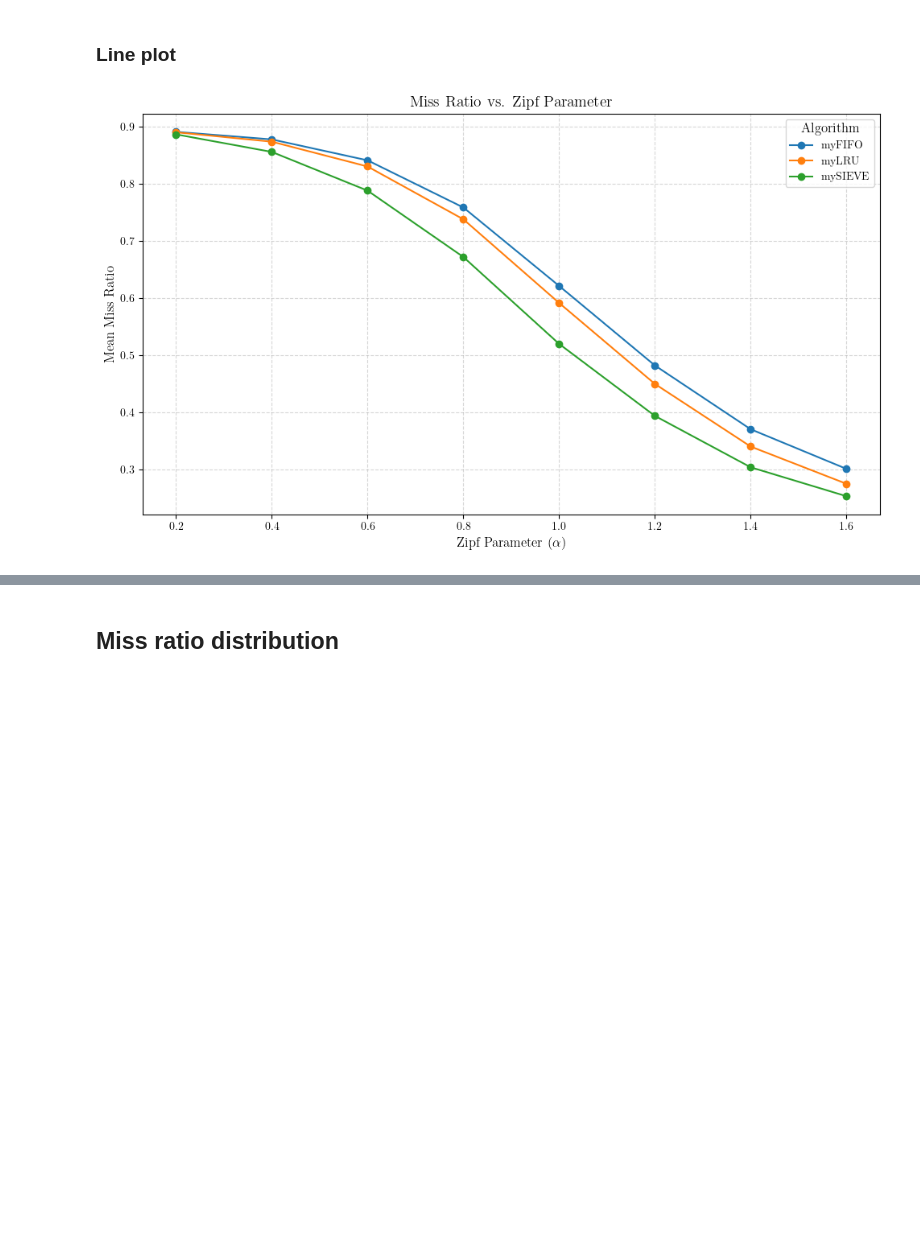
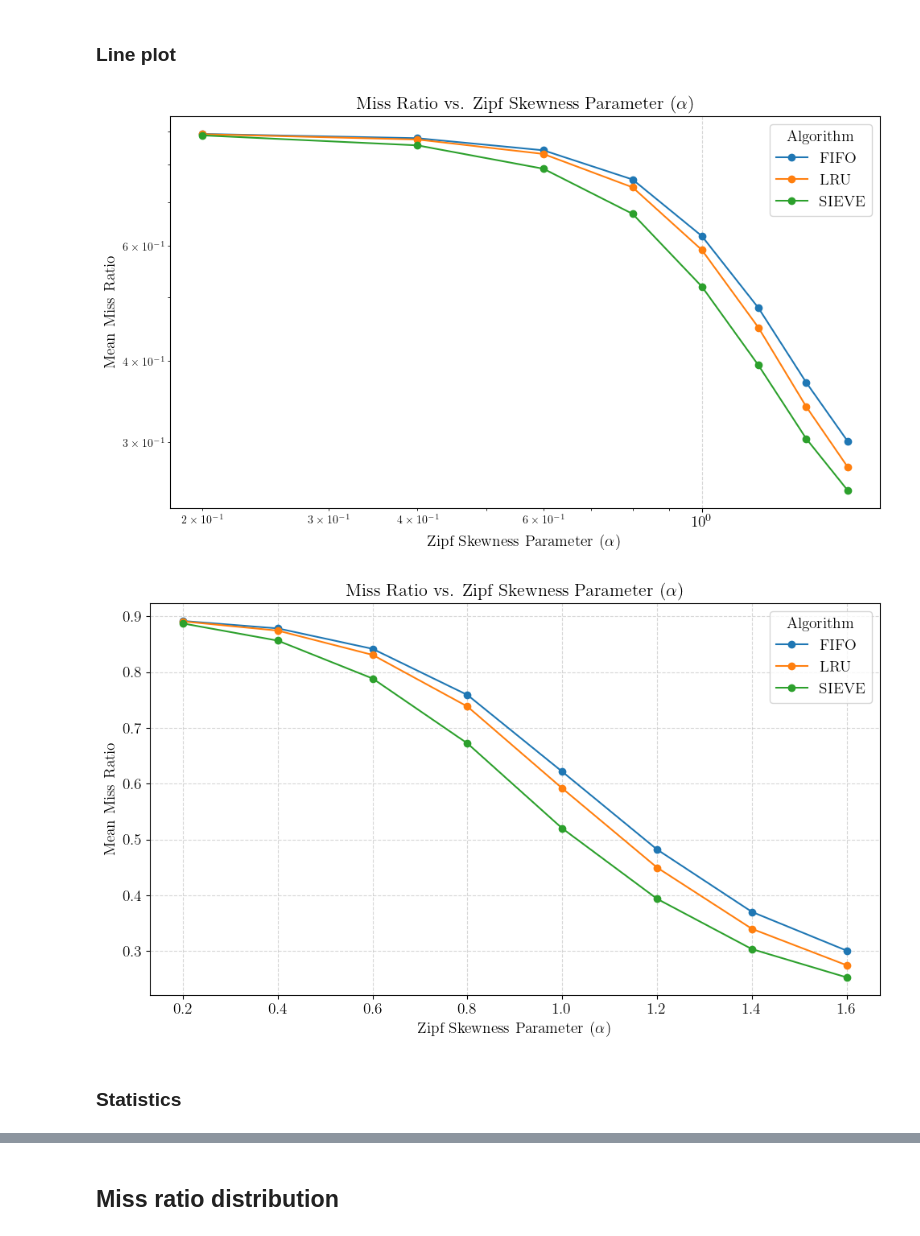
Before and after one commit to laustam/cache-eviction-thesis, a Jupyter notebook: code/scripts/results_visualisation.ipynb, the cells around one changed output, grey strips where cells are left out. Drawn from its saved outputs; the diff is of its cells as text; code cells hidden in the pictures; blank space fills up the shorter version.

```diff
--- a/code/scripts/results_visualisation.ipynb
+++ b/code/scripts/results_visualisation.ipynb
@@ -28,6 +28,23 @@ plt.rcParams.update({
     "savefig.format": "pdf"
 })
 
+AXIS_FONT_SIZE = 14
+TITLE_FONT_SIZE = 16
+TICKS_FONT_SIZE = 14
+LEGEND_FONT_SIZE = 14
+
+# Define consistent colors for algorithms - more appealing palette
+FIFO_COLOR = '#1f77b4'  # Professional blue
+LRU_COLOR = '#ff7f0e'   # Vibrant orange
+SIEVE_COLOR = '#2ca02c'  # Fresh green
+
+# Color mapping dictionary
+ALGORITHM_COLORS = {
+    'FIFO': FIFO_COLOR,
+    'LRU': LRU_COLOR,
+    'SIEVE': SIEVE_COLOR
+}
+
 # Load results_df from pickle file
 results_df = pd.read_pickle(f"{PROCESSED_DATA_DIR}/results_df.pkl")
 # %% [markdown]
@@ -110,20 +632,37 @@ plot_miss_ratio_vs_cache_size_no_error(agg_mean, scale='both', save_fig=False)
 # %% [markdown]
 ### Line plot
 # %%
-# Aggregate mean miss ratio by algorithm and alpha
-zipf_agg = results_df.groupby(['algorithm', 'alpha'])['miss_ratio'].mean().reset_index()
+def plot_miss_ratio_vs_alpha(save=False, title=True, log=False):
+    # Aggregate mean miss ratio by algorithm and alpha
+    zipf_agg = results_df.groupby(['algorithm', 'alpha'])['miss_ratio'].mean().reset_index()
 
-plt.figure(figsize=(10, 6))
-for algo in zipf_agg['algorithm'].unique():
-    df_algo = zipf_agg[zipf_agg['algorithm'] == algo]
-    plt.plot(df_algo['alpha'], df_algo['miss_ratio'], marker='o', label=algo)
+    plt.figure(figsize=(10, 6))
+    for algo in zipf_agg['algorithm'].unique():
+        df_algo = zipf_agg[zipf_agg['algorithm'] == algo]
+        plt.plot(df_algo['alpha'], df_algo['miss_ratio'],
+                marker='o', label=algo, color=ALGORITHM_COLORS.get(algo, 'black'))
 
-plt.xlabel(r'Zipf Parameter ($\alpha$)')
-plt.ylabel('Mean Miss Ratio')
-plt.title('Miss Ratio vs. Zipf Parameter')
-plt.legend(title='Algorithm')
-plt.grid(True, linestyle='--', alpha=0.5)
-plt.tight_layout()
-plt.show()
+    plt.xlabel(r'Zipf Skewness Parameter ($\alpha$)', fontsize=AXIS_FONT_SIZE)
+    plt.ylabel('Mean Miss Ratio', fontsize=AXIS_FONT_SIZE)
+    plt.xticks(fontsize=TICKS_FONT_SIZE)
+    plt.yticks(fontsize=TICKS_FONT_SIZE)
+
+    if log:
+        plt.xscale('log')
+        plt.yscale('log')
+
+    if title: plt.title(r'Miss Ratio vs. Zipf Skewness Parameter ($\alpha$)', fontsize=TITLE_FONT_SIZE)
+    plt.legend(title='Algorithm', fontsize=LEGEND_FONT_SIZE, title_fontsize=LEGEND_FONT_SIZE)
+    plt.grid(True, linestyle='--', alpha=0.5)
+    plt.tight_layout()
+
+    if save: plt.savefig(os.path.join(FIGURES_SIMULATIONS_DIR, f"miss_ratio_vs_alpha{'_log' if log else ''}{'_no_title' if not title else ''}.pdf"), bbox_inches='tight')
+    plt.show()
+
+plot_miss_ratio_vs_alpha(save=False, title=True, log=True)
+plot_miss_ratio_vs_alpha(save=False, title=True, log=False)
 # %% [output]
-[figure, old version]
+[figure, new version]
+[figure, added]
+# %% [markdown]
+### Statistics
```
Also changed, not shown: parts of 27 cells of this notebook.
